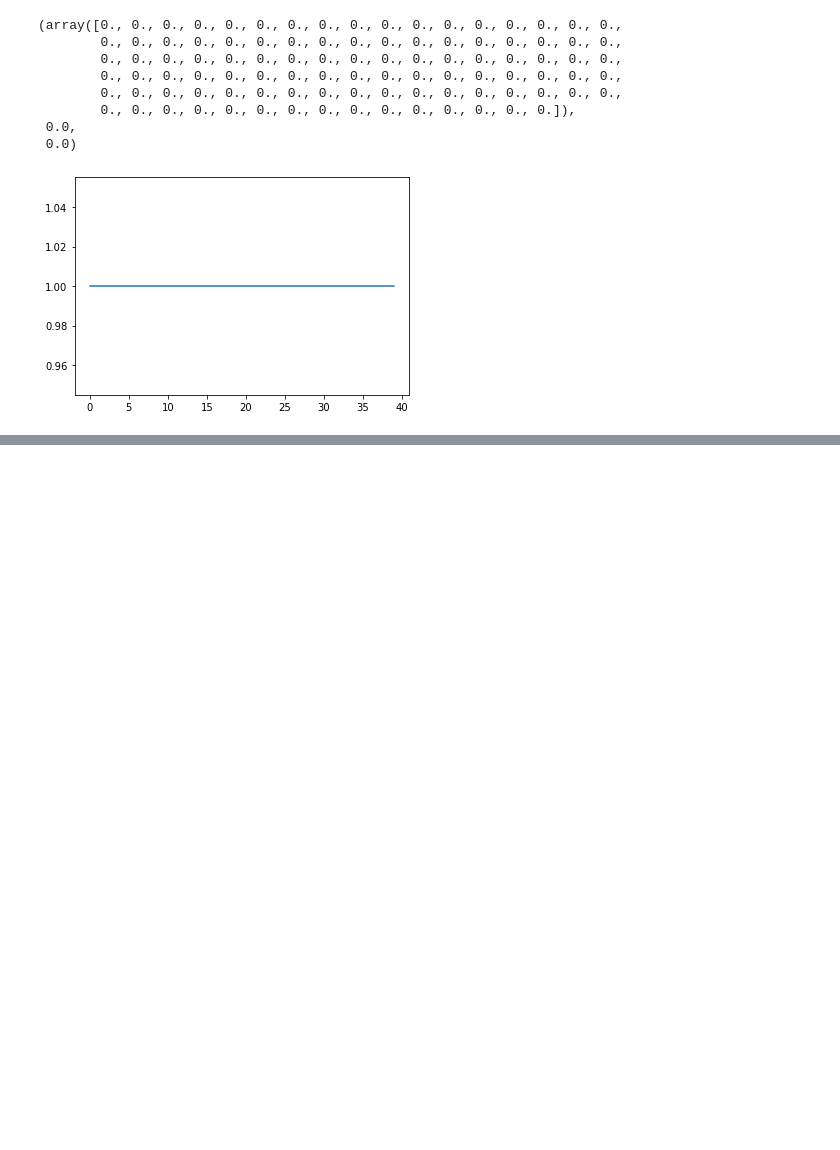
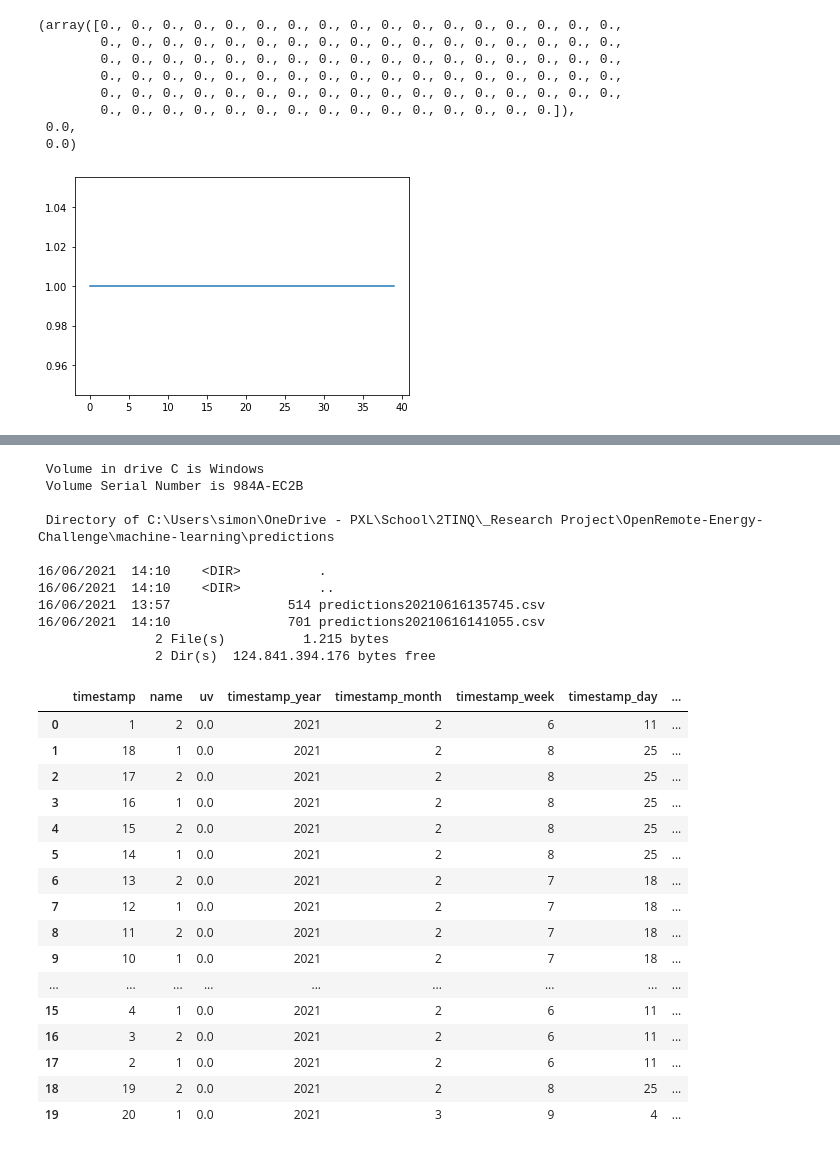
Before and after one commit to OpenRemote-Energy-Challenge/machine-learning, a Jupyter notebook: machine-learning.ipynb, the cells around one changed output, grey strips where cells are left out. Drawn from its saved outputs; the diff is of its cells as text; code cells hidden in the pictures; blank space fills up the shorter version.

```diff
--- a/machine-learning.ipynb
+++ b/machine-learning.ipynb
@@ -603,0 +664,41 @@ fi = rf_feat_importance(model, df_trn); fi[:30]
+# %%
+os.makedirs('predictions', exist_ok=True)
+
+#predictions = pd.DataFrame(preds[:,0])
+predictions = pd.DataFrame(df)
+#predictions = predictions.rename(columns={0 : 'predicted_uv'})
+
+PREDICTION_PATH='./predictions/predictions' + datetime.now().strftime("%Y%m%d%H%M%S") + '.csv'
+
+predictions.to_csv(PREDICTION_PATH, index=False)
+!dir "predictions"
+predictions
+# %% [output]
+ Volume in drive C is Windows
+ Volume Serial Number is 984A-EC2B
+
+ Directory of C:\Users\simon\OneDrive - PXL\School\2TINQ\_Research Project\OpenRemote-Energy-Challenge\machine-learning\predictions
+
+16/06/2021  14:10    <DIR>          .
+16/06/2021  14:10    <DIR>          ..
+16/06/2021  13:57               514 predictions20210616135745.csv
+16/06/2021  14:10               701 predictions20210616141055.csv
+               2 File(s)          1.215 bytes
+               2 Dir(s)  124.841.394.176 bytes free
+|  | timestamp | name | uv | timestamp_year | timestamp_month | timestamp_week | timestamp_day | ... |
+| 0 | 1 | 2 | 0.0 | 2021 | 2 | 6 | 11 | ... |
+| 1 | 18 | 1 | 0.0 | 2021 | 2 | 8 | 25 | ... |
+| 2 | 17 | 2 | 0.0 | 2021 | 2 | 8 | 25 | ... |
+| 3 | 16 | 1 | 0.0 | 2021 | 2 | 8 | 25 | ... |
+| 4 | 15 | 2 | 0.0 | 2021 | 2 | 8 | 25 | ... |
+| 5 | 14 | 1 | 0.0 | 2021 | 2 | 8 | 25 | ... |
+| 6 | 13 | 2 | 0.0 | 2021 | 2 | 7 | 18 | ... |
+| 7 | 12 | 1 | 0.0 | 2021 | 2 | 7 | 18 | ... |
+| 8 | 11 | 2 | 0.0 | 2021 | 2 | 7 | 18 | ... |
+| 9 | 10 | 1 | 0.0 | 2021 | 2 | 7 | 18 | ... |
+| ... | ... | ... | ... | ... | ... | ... | ... | ... |
+| 15 | 4 | 1 | 0.0 | 2021 | 2 | 6 | 11 | ... |
+| 16 | 3 | 2 | 0.0 | 2021 | 2 | 6 | 11 | ... |
+| 17 | 2 | 1 | 0.0 | 2021 | 2 | 6 | 11 | ... |
+| 18 | 19 | 2 | 0.0 | 2021 | 2 | 8 | 25 | ... |
+| 19 | 20 | 1 | 0.0 | 2021 | 3 | 9 | 4 | ... |
```
Also changed, not shown: parts of 28 cells of this notebook, 4 other files.
